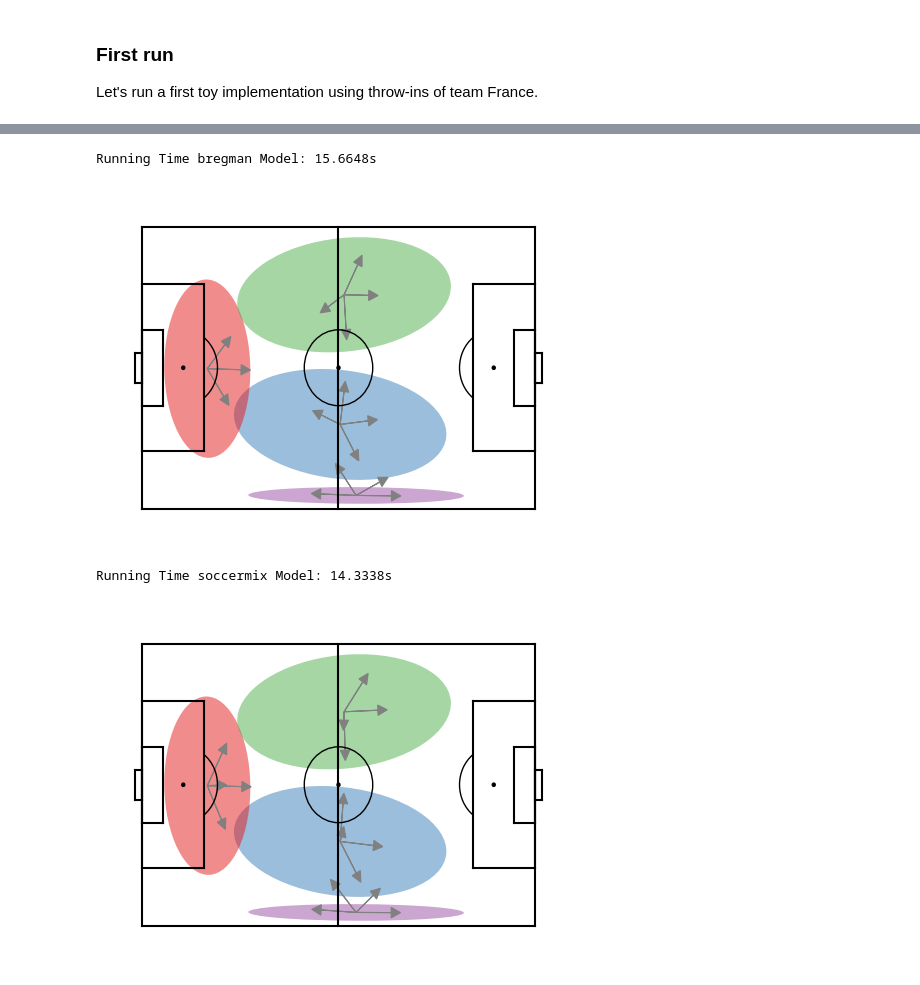
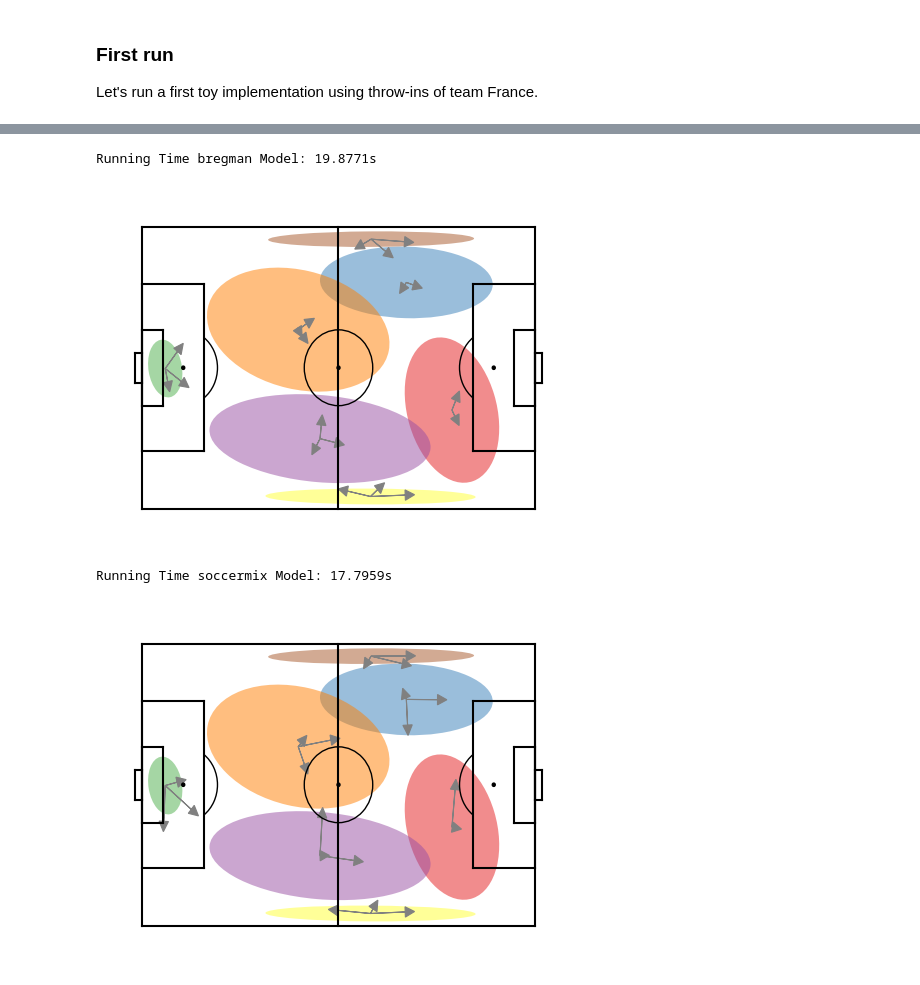
Before and after one commit to Joaquin-Garay/soccer-infogeo, a Jupyter notebook: 03-model.ipynb, the cells around one changed output, grey strips where cells are left out. Cells and saved outputs as stored; diff of their text form; code cells hidden in the pictures.

```diff
--- a/03-model.ipynb
+++ b/03-model.ipynb
@@ -103,13 +107,13 @@ As suggested in SoccerMix, add noise on the starting and ending locations, but o
 # %%
 def add_noise(actions):
     # Start locations
-    start_list = ["cross", "shot", "keeper_action", "clearance", "goalkick"]
+    start_list = ["cross", "shot", "keeper_action", "clearance", "goalkick", "dribble"]
     mask = actions["type_name"].isin(start_list)
     noise = np.random.normal(0, 0.5, size=actions.loc[mask, ["start_x", "start_y"]].shape)
     actions.loc[mask, ["start_x", "start_y"]] += noise
 
     # End locations
-    end_list = ["cross", "shot", "keeper_action", "corner", "freekick", "shot_penalty"]
+    end_list = ["cross", "shot", "keeper_action", "corner", "freekick", "shot_penalty", "dribble"]
     mask = actions["type_name"].isin(end_list)
     noise = np.random.normal(0, 0.5, size=actions.loc[mask, ["end_x", "end_y"]].shape)
     actions.loc[mask, ["end_x", "end_y"]] += noise
@@ -172,7 +176,7 @@ actions[["angle", "cos_angle", "sin_angle"]].describe()
 
 Let's run a first toy implementation using throw-ins of team France.
 # %%
-mask = (actions["type_name"]=="pass") #& (actions["team_id"]==771)
+mask = (actions["type_name"]=="dribble") & (actions["team_id"]==771)
 loc_data = actions[mask][["start_x", "start_y"]]
 dir_data = actions[mask][["cos_angle", "sin_angle"]]
 # %%
@@ -317,24 +279,24 @@ array([[0.15134191, 0.2944633 , 0.55419479],
 # %%
-K_loc = 4
-K_dir = 4
+K_loc = 7
+K_dir = 3
 results = {}
 
 choose = "bregman"
 start = time.time()
 results[choose] = sc.two_layer_scheme(loc_data, dir_data, K_loc, K_dir, choose=choose)
 run_time = time.time() - start
 
 print(f"Running Time {choose} Model: {run_time:.4f}s\n")
 # print(f"{results[choose][0]}\n")
 # for i, vmm in enumerate(results[choose][1]):
 #     print(f"GMM Cluster {i}: ")
 #     print(f"{vmm}\n")
 
 gmm, vmm = results["bregman"]
 vis.show_all_models(gmm, vmm)
 # %% [output]
-Running Time bregman Model: 15.6648s
+Running Time bregman Model: 19.8771s
-[figure, old version]
+[figure, new version]
 # %%
 choose = "soccermix"
 start = time.time()
@@ -350,8 +312,8 @@ print(f"Running Time {choose} Model: {run_time:.4f}s\n")
 gmm, vmm = results[choose]
 vis.show_all_models(gmm, vmm)
 # %% [output]
-Running Time soccermix Model: 14.3338s
+Running Time soccermix Model: 17.7959s
-[figure, old version]
+[figure, new version]
 # %%
 choose = "classic"
 start = time.time()
```
Also changed, not shown: parts of 15 cells of this notebook, 1 other file.
